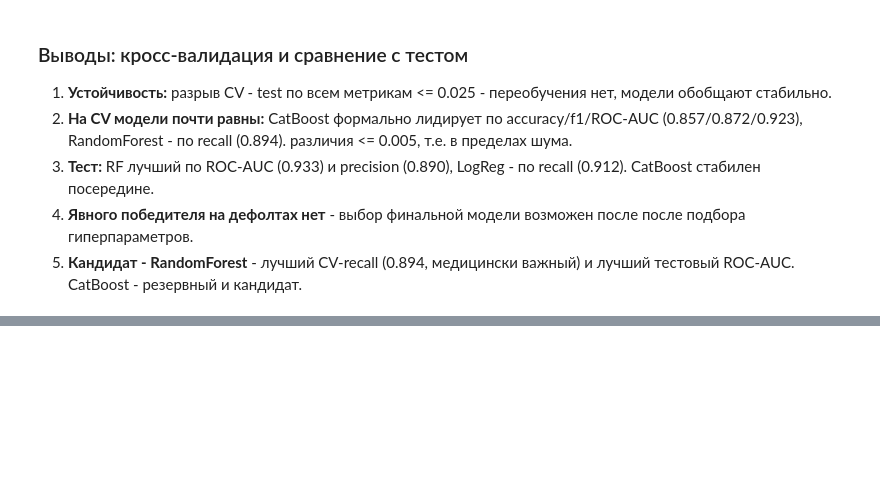
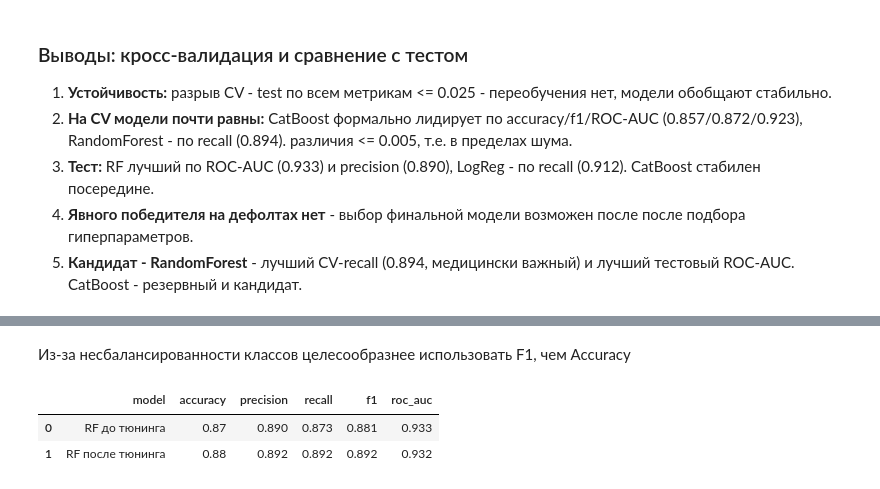
Before and after one commit to Uvarov-IB22-1/heart_project, a Jupyter notebook: notebooks/models.ipynb, the cells around one changed output, grey strips where cells are left out. Cells and saved outputs as stored; diff of their text form; code cells hidden in the pictures; blank space fills up the shorter version.

```diff
--- a/notebooks/models.ipynb
+++ b/notebooks/models.ipynb
@@ -129,0 +176,30 @@ cv_df
+# %% [markdown]
+Из-за несбалансированности классов целесообразнее использовать F1, чем Accuracy
+# %%
+# базовая модель (дефолты)
+rf_before = RandomForestClassifier(n_estimators=100, random_state=42)
+rf_before.fit(X_train, y_train)
+
+# тюнингованная модель
+rf_after = grid.best_estimator_
+
+# метрики на тесте
+rows = []
+for name, model in [('RF до тюнинга', rf_before), ('RF после тюнинга', rf_after)]:
+    pred = model.predict(X_test)
+    proba = model.predict_proba(X_test)[:, 1]
+    rows.append({
+        'model': name,
+        'accuracy': accuracy_score(y_test, pred),
+        'precision': precision_score(y_test, pred),
+        'recall': recall_score(y_test, pred),
+        'f1': f1_score(y_test, pred),
+        'roc_auc': roc_auc_score(y_test, proba),
+    })
+
+compare_df = pd.DataFrame(rows).round(3)
+compare_df
+# %% [output]
+|  | model | accuracy | precision | recall | f1 | roc_auc |
+| 0 | RF до тюнинга | 0.87 | 0.890 | 0.873 | 0.881 | 0.933 |
+| 1 | RF после тюнинга | 0.88 | 0.892 | 0.892 | 0.892 | 0.932 |
```
Also changed, not shown: parts of 11 cells of this notebook.
